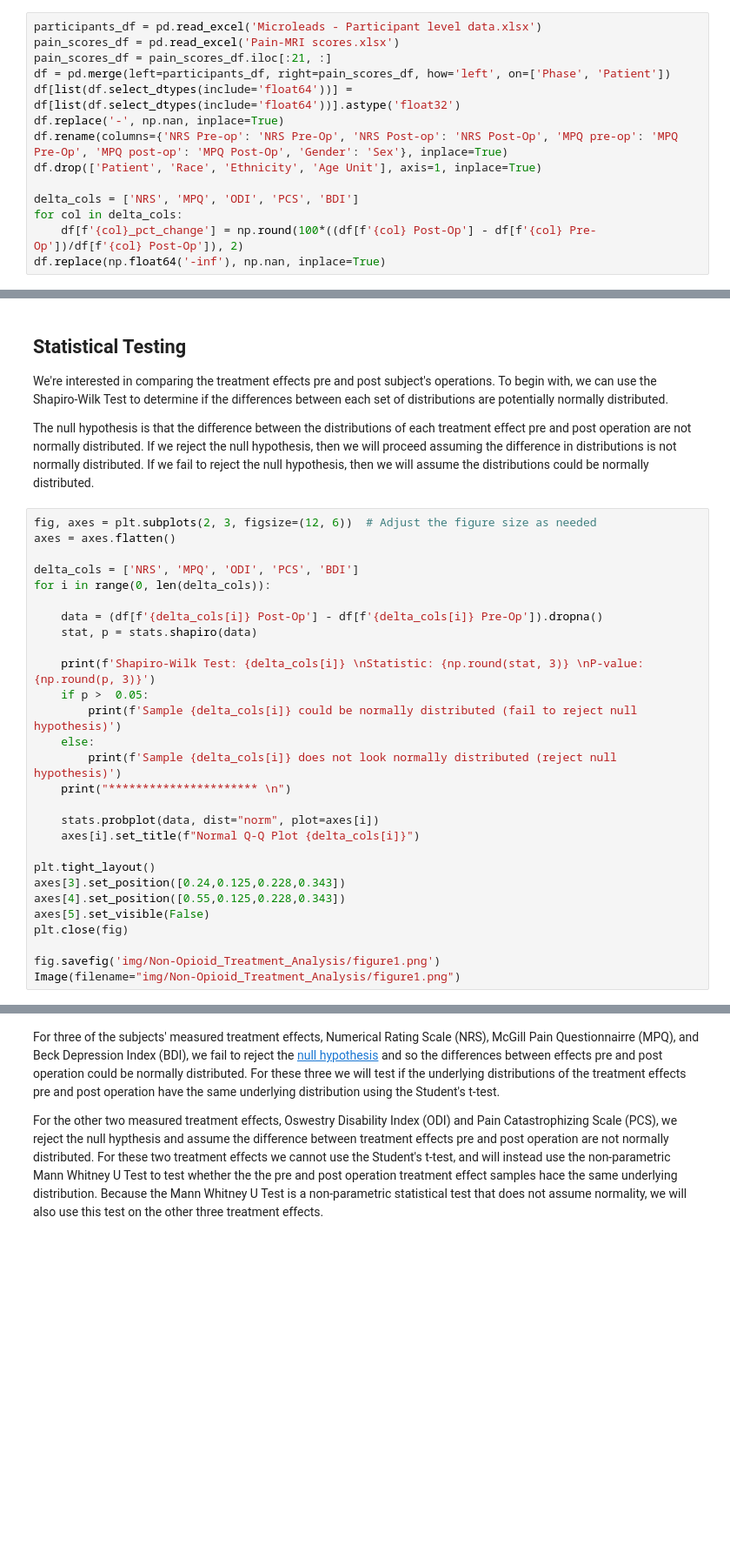
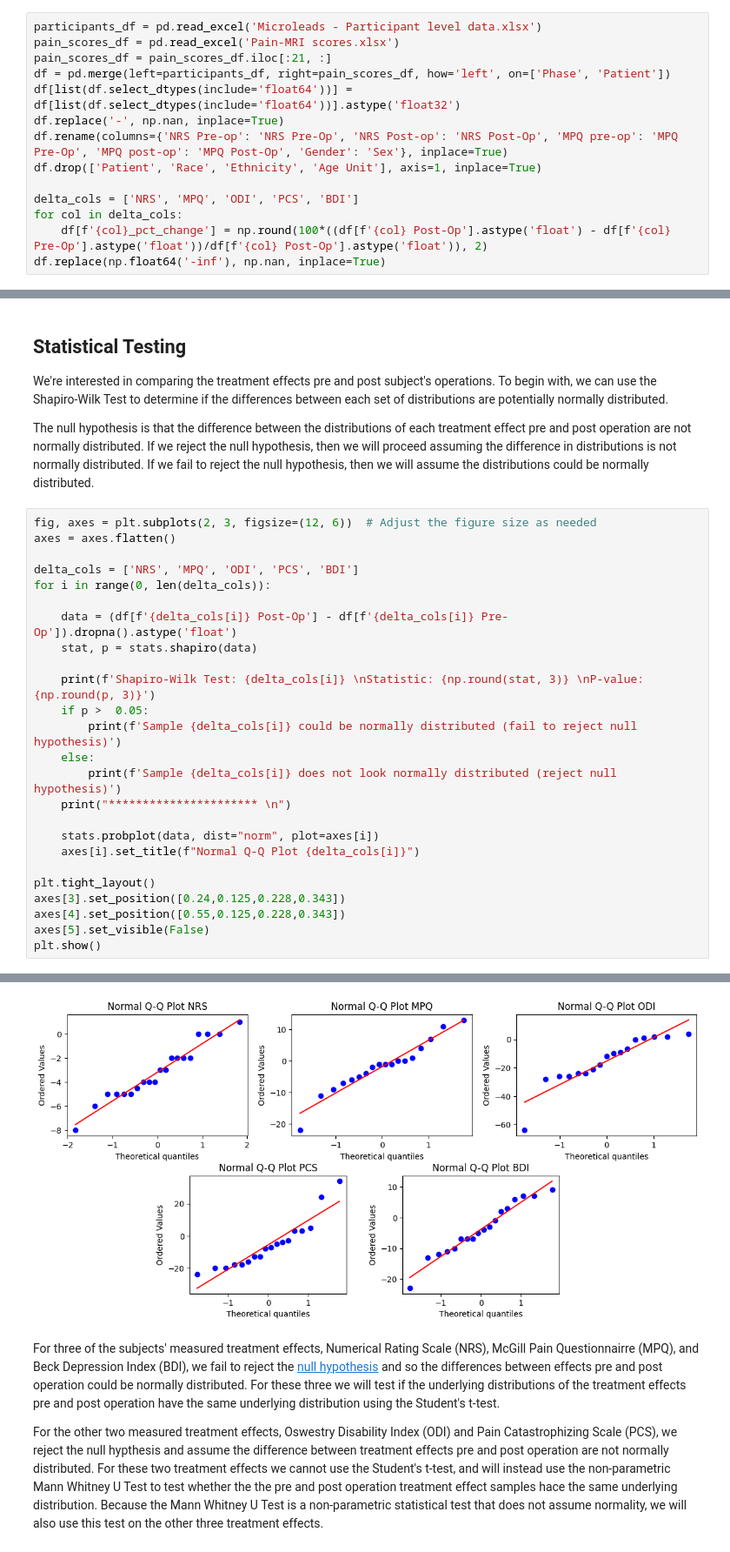
Before and after one commit to uc-cdis/containers, a Jupyter notebook: HEAL-notebooks/combined_tutorials/HDP00384_HighResSpinalCordStimulation_NeuropathicPain.ipynb, the cells around one changed output, grey strips where cells are left out. Shown at 87% size. Saved outputs shown, nothing was run; the diff lists cells and outputs as text; blank space fills up the shorter version.

```diff
--- a/HEAL-notebooks/combined_tutorials/HDP00384_HighResSpinalCordStimulation_NeuropathicPain.ipynb
+++ b/HEAL-notebooks/combined_tutorials/HDP00384_HighResSpinalCordStimulation_NeuropathicPain.ipynb
@@ -64,5 +59,5 @@ df.drop(['Patient', 'Race', 'Ethnicity', 'Age Unit'], axis=1, inplace=True)
 
 delta_cols = ['NRS', 'MPQ', 'ODI', 'PCS', 'BDI']
 for col in delta_cols:
-    df[f'{col}_pct_change'] = np.round(100*((df[f'{col} Post-Op'] - df[f'{col} Pre-Op'])/df[f'{col} Post-Op']), 2)
+    df[f'{col}_pct_change'] = np.round(100*((df[f'{col} Post-Op'].astype('float') - df[f'{col} Pre-Op'].astype('float'))/df[f'{col} Post-Op'].astype('float')), 2)
 df.replace(np.float64('-inf'), np.nan, inplace=True)
@@ -111,7 +142,7 @@ axes = axes.flatten()
 delta_cols = ['NRS', 'MPQ', 'ODI', 'PCS', 'BDI']
 for i in range(0, len(delta_cols)):
 
-    data = (df[f'{delta_cols[i]} Post-Op'] - df[f'{delta_cols[i]} Pre-Op']).dropna()
+    data = (df[f'{delta_cols[i]} Post-Op'] - df[f'{delta_cols[i]} Pre-Op']).dropna().astype('float')
     stat, p = stats.shapiro(data)
 
     print(f'Shapiro-Wilk Test: {delta_cols[i]} \nStatistic: {np.round(stat, 3)} \nP-value: {np.round(p, 3)}')
@@ -128,7 +159,5 @@ plt.tight_layout()
 axes[3].set_position([0.24,0.125,0.228,0.343])
 axes[4].set_position([0.55,0.125,0.228,0.343])
 axes[5].set_visible(False)
-plt.close(fig)
-
-fig.savefig('img/Non-Opioid_Treatment_Analysis/figure1.png')
-Image(filename="img/Non-Opioid_Treatment_Analysis/figure1.png")
+plt.show()
+# %% [output]
@@ -135 +181,2 @@ Image(filename="img/Non-Opioid_Treatment_Analysis/figure1.png")
+[figure, added]
 # %% [markdown]
```
Also changed, not shown: parts of 25 cells of this notebook, 1 other file.
